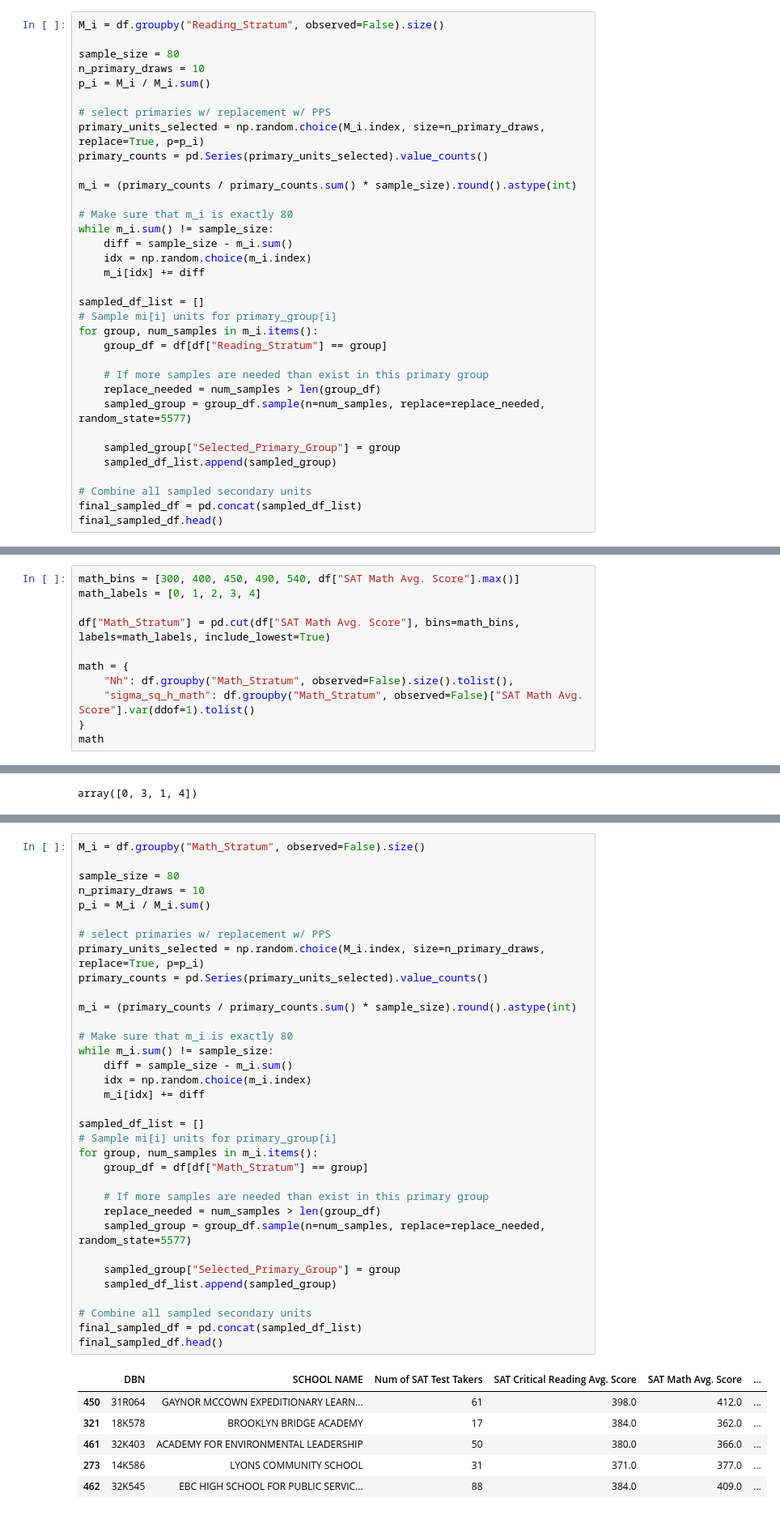
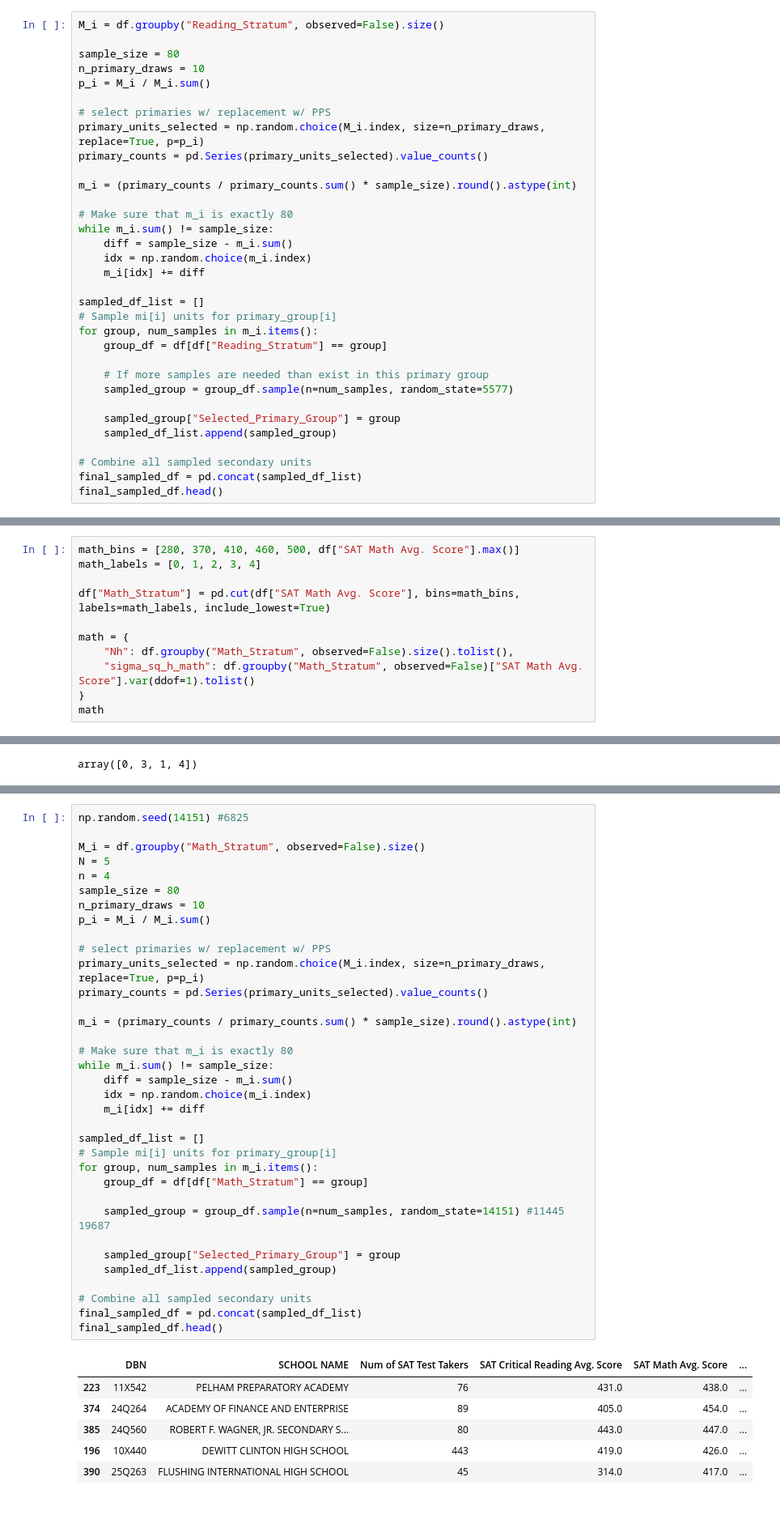
Before and after one commit to abachhu/stat440_project, a Jupyter notebook: stat440_report7.ipynb, the cells around one changed output, grey strips where cells are left out. Shown at 81% size. Cells and saved outputs as stored; diff of their text form.

```diff
--- a/stat440_report7.ipynb
+++ b/stat440_report7.ipynb
@@ -271,8 +269,7 @@ for group, num_samples in m_i.items():
     group_df = df[df["Reading_Stratum"] == group]
 
     # If more samples are needed than exist in this primary group
-    replace_needed = num_samples > len(group_df)
-    sampled_group = group_df.sample(n=num_samples, replace=replace_needed, random_state=5577)
+    sampled_group = group_df.sample(n=num_samples, random_state=5577)
 
     sampled_group["Selected_Primary_Group"] = group
     sampled_df_list.append(sampled_group)
@@ -322,7 +319,7 @@ Estimated Standard Deviation: 44.15204406130781
 # %% [markdown]
 Divide your population into N primary units in a different way from part 1. Again, Nh should not be equal. You can use any variable from the dataset. It does not have to be one of the two that were used as auxiliary variables or for stratification.
 # %%
-math_bins = [300, 400, 450, 490, 540, df["SAT Math Avg. Score"].max()]
+math_bins = [280, 370, 410, 460, 500, df["SAT Math Avg. Score"].max()]
 math_labels = [0, 1, 2, 3, 4]
 
 df["Math_Stratum"] = pd.cut(df["SAT Math Avg. Score"], bins=math_bins, labels=math_labels, include_lowest=True)
@@ -458,44 +455,45 @@ sd_mu_hat_r
 # %%
+np.random.seed(14151) #6825
+
 M_i = df.groupby("Math_Stratum", observed=False).size()
-
+N = 5
+n = 4
 sample_size = 80
 n_primary_draws = 10
 p_i = M_i / M_i.sum()
 
 # select primaries w/ replacement w/ PPS
 primary_units_selected = np.random.choice(M_i.index, size=n_primary_draws, replace=True, p=p_i)
 primary_counts = pd.Series(primary_units_selected).value_counts()
 
 m_i = (primary_counts / primary_counts.sum() * sample_size).round().astype(int)
 
 # Make sure that m_i is exactly 80
 while m_i.sum() != sample_size:
     diff = sample_size - m_i.sum()
     idx = np.random.choice(m_i.index)
     m_i[idx] += diff
 
 sampled_df_list = []
 # Sample mi[i] units for primary_group[i]
 for group, num_samples in m_i.items():
     group_df = df[df["Math_Stratum"] == group]
 
-    # If more samples are needed than exist in this primary group
-    replace_needed = num_samples > len(group_df)
-    sampled_group = group_df.sample(n=num_samples, replace=replace_needed, random_state=5577)
+    sampled_group = group_df.sample(n=num_samples, random_state=14151) #11445 19687
 
     sampled_group["Selected_Primary_Group"] = group
     sampled_df_list.append(sampled_group)
 
 # Combine all sampled secondary units
 final_sampled_df = pd.concat(sampled_df_list)
 final_sampled_df.head()
 # %% [output]
 |  | DBN | SCHOOL NAME | Num of SAT Test Takers | SAT Critical Reading Avg. Score | SAT Math Avg. Score | ... |
-| 450 | 31R064 | GAYNOR MCCOWN EXPEDITIONARY LEARN... | 61 | 398.0 | 412.0 | ... |
-| 321 | 18K578 | BROOKLYN BRIDGE ACADEMY | 17 | 384.0 | 362.0 | ... |
-| 461 | 32K403 | ACADEMY FOR ENVIRONMENTAL LEADERSHIP | 50 | 380.0 | 366.0 | ... |
-| 273 | 14K586 | LYONS COMMUNITY SCHOOL | 31 | 371.0 | 377.0 | ... |
-| 462 | 32K545 | EBC HIGH SCHOOL FOR PUBLIC SERVIC... | 88 | 384.0 | 409.0 | ... |
+| 223 | 11X542 | PELHAM PREPARATORY ACADEMY | 76 | 431.0 | 438.0 | ... |
+| 374 | 24Q264 | ACADEMY OF FINANCE AND ENTERPRISE | 89 | 405.0 | 454.0 | ... |
+| 385 | 24Q560 | ROBERT F. WAGNER, JR. SECONDARY S... | 80 | 443.0 | 447.0 | ... |
+| 196 | 10X440 | DEWITT CLINTON HIGH SCHOOL | 443 | 419.0 | 426.0 | ... |
+| 390 | 25Q263 | FLUSHING INTERNATIONAL HIGH SCHOOL | 45 | 314.0 | 417.0 | ... |
 # %%
 y_i_bar = final_sampled_df.groupby("Selected_Primary_Group")["SAT Math Avg. Score"].mean()
 tau_p_hat = (M/n) * sum(y_i_bar)
```
Also changed, not shown: parts of 15 cells of this notebook.
